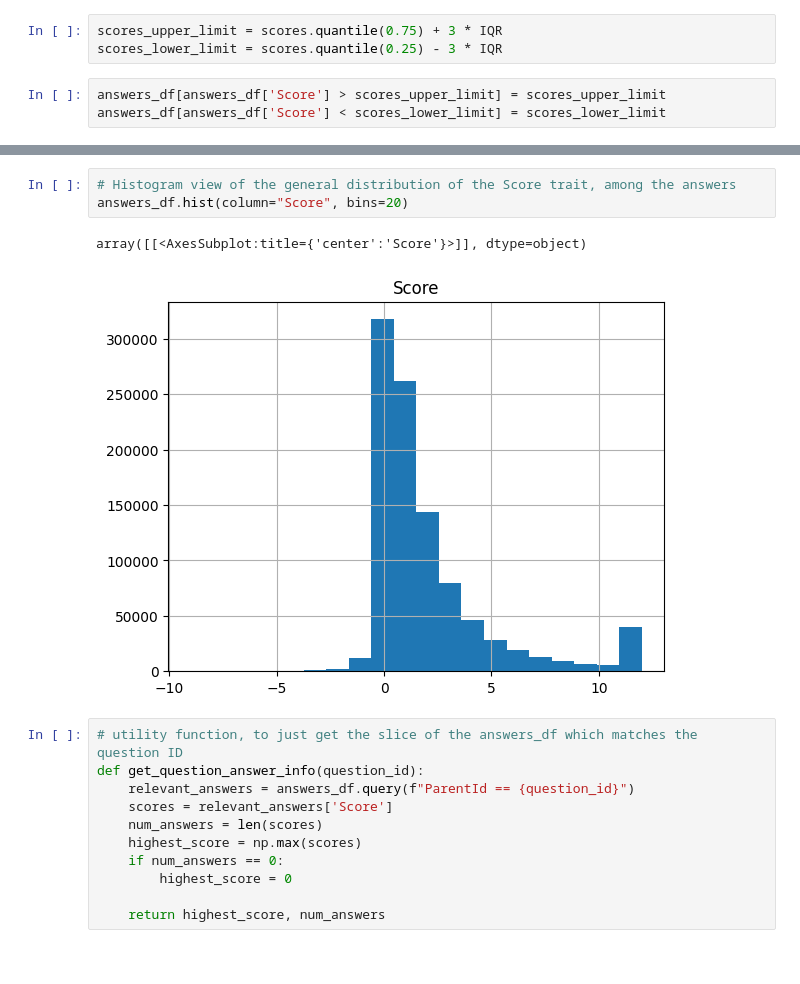
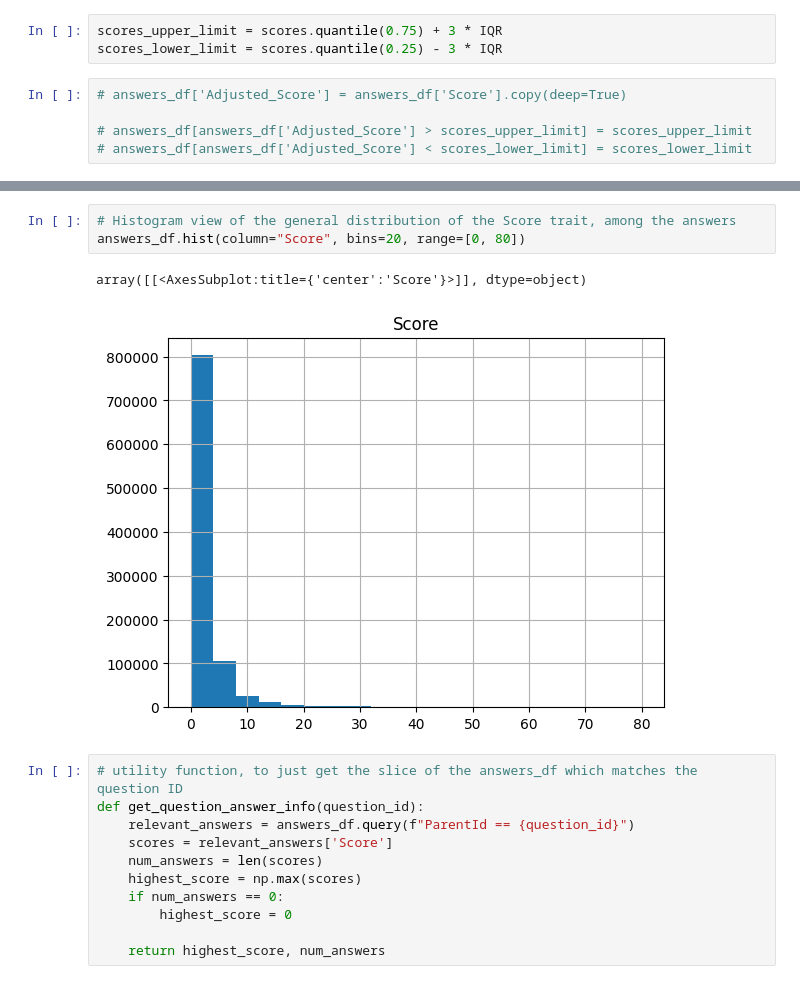
Before and after one commit to Tyler-Chi/w266_finalproject, a Jupyter notebook: EDA.ipynb, the cells around one changed output, grey strips where cells are left out. Drawn from its saved outputs; the diff is of its cells as text.

```diff
--- a/EDA.ipynb
+++ b/EDA.ipynb
@@ -75,7 +75,9 @@ print(IQR)
 scores_upper_limit = scores.quantile(0.75) + 3 * IQR
 scores_lower_limit = scores.quantile(0.25) - 3 * IQR
 # %%
-answers_df[answers_df['Score'] > scores_upper_limit] = scores_upper_limit
-answers_df[answers_df['Score'] < scores_lower_limit] = scores_lower_limit
+# answers_df['Adjusted_Score'] = answers_df['Score'].copy(deep=True)
+
+# answers_df[answers_df['Adjusted_Score'] > scores_upper_limit] = scores_upper_limit
+# answers_df[answers_df['Adjusted_Score'] < scores_lower_limit] = scores_lower_limit
 # %%
 fig1, ax1 = plt.subplots()
@@ -94,9 +96,9 @@ ax1.boxplot(scores)
 # %%
 # Histogram view of the general distribution of the Score trait, among the answers
-answers_df.hist(column="Score", bins=20)
+answers_df.hist(column="Score", bins=20, range=[0, 80])
 # %% [output]
 array([[<AxesSubplot:title={'center':'Score'}>]], dtype=object)
-[figure, old version]
+[figure, new version]
 # %%
 # utility function, to just get the slice of the answers_df which matches the question ID
 def get_question_answer_info(question_id):
```
Also changed, not shown: parts of 3 cells of this notebook, 4 other files.
